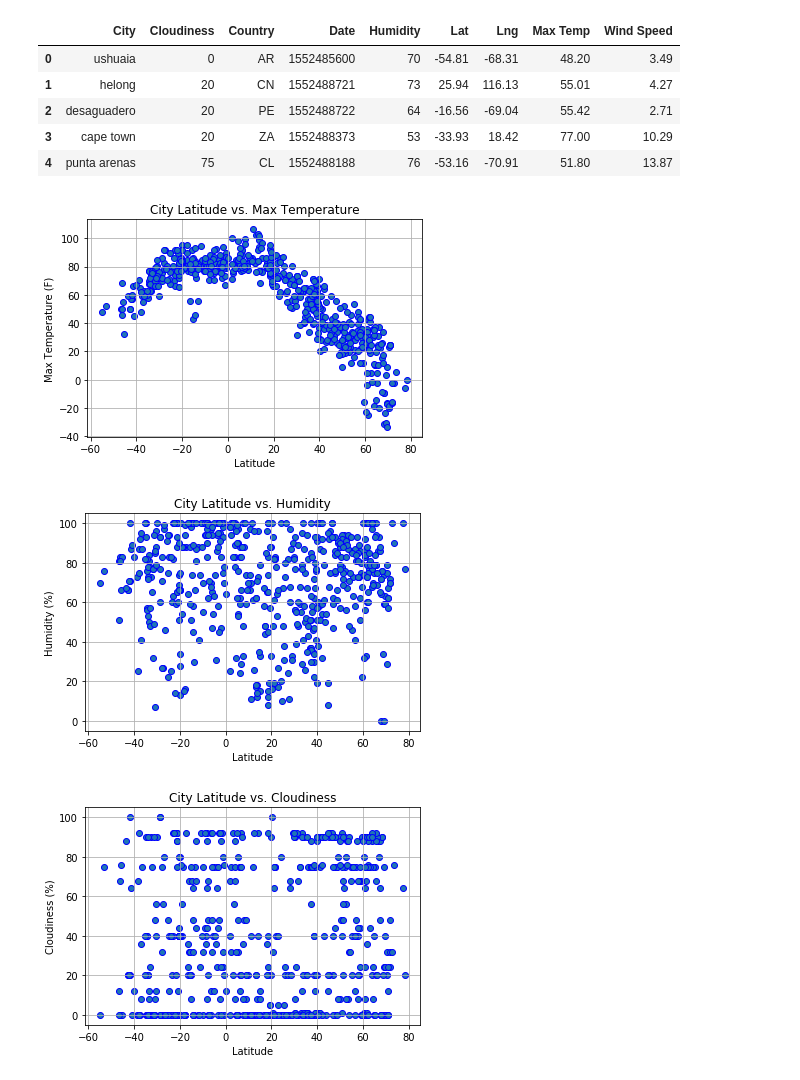
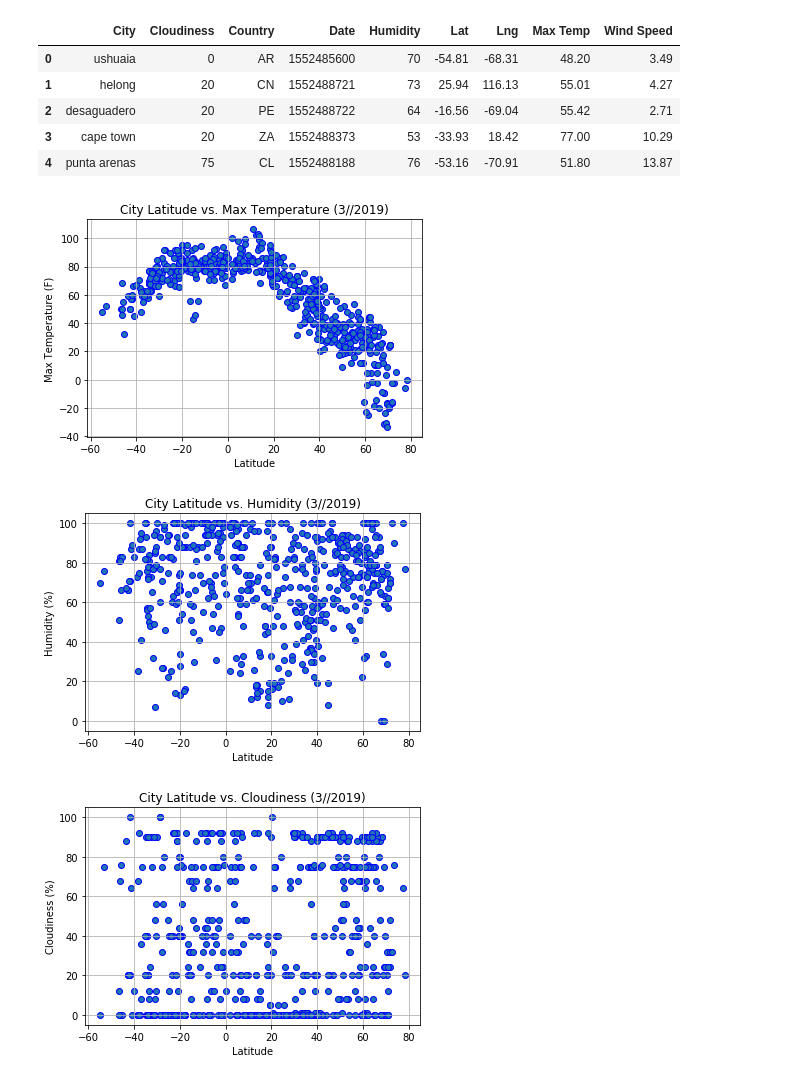
Before and after one commit to ulyssey28/Openweather_API, a Jupyter notebook: starter_code/API_Open_Weather.ipynb, the cells around one changed output. Cells and saved outputs as stored; diff of their text form; code cells hidden in the pictures.

```diff
--- a/starter_code/API_Open_Weather.ipynb
+++ b/starter_code/API_Open_Weather.ipynb
@@ -115,29 +117,35 @@ City_weather_df.head()
 # %%
 plt.scatter(City_weather_df['Lat'], City_weather_df['Max Temp'], marker='o', edgecolors= 'b')
-plt.title("City Latitude vs. Max Temperature")
+plt.title("City Latitude vs. Max Temperature (3//2019)")
 plt.xlabel("Latitude")
 plt.ylabel("Max Temperature (F)")
 plt.grid()
+
+plt.savefig('../Images/Lat_vs_MaxTemp.png')
 plt.show()
 # %% [output]
-[figure, old version]
+[figure, new version]
 # %%
 plt.scatter(City_weather_df['Lat'], City_weather_df['Humidity'], marker='o', edgecolors= 'b')
-plt.title("City Latitude vs. Humidity")
+plt.title("City Latitude vs. Humidity (3//2019)")
 plt.xlabel("Latitude")
 plt.ylabel("Humidity (%)")
 plt.grid()
+
+plt.savefig('../Images/Lat_vs_Humidity.png')
 plt.show()
 # %% [output]
-[figure, old version]
+[figure, new version]
 # %%
 plt.scatter(City_weather_df['Lat'], City_weather_df['Cloudiness'], marker='o', edgecolors= 'b')
-plt.title("City Latitude vs. Cloudiness")
+plt.title("City Latitude vs. Cloudiness (3//2019)")
 plt.xlabel("Latitude")
 plt.ylabel("Cloudiness (%)")
 plt.grid()
+
+plt.savefig('../Images/Lat_vs_Cloudiness.png')
 plt.show()
 # %% [output]
-[figure, old version]
+[figure, new version]
 # %%
 plt.scatter(City_weather_df['Lat'], City_weather_df['Wind Speed'], marker='o', edgecolors= 'b')
```
Also changed, not shown: parts of 3 cells of this notebook, 5 other files.
